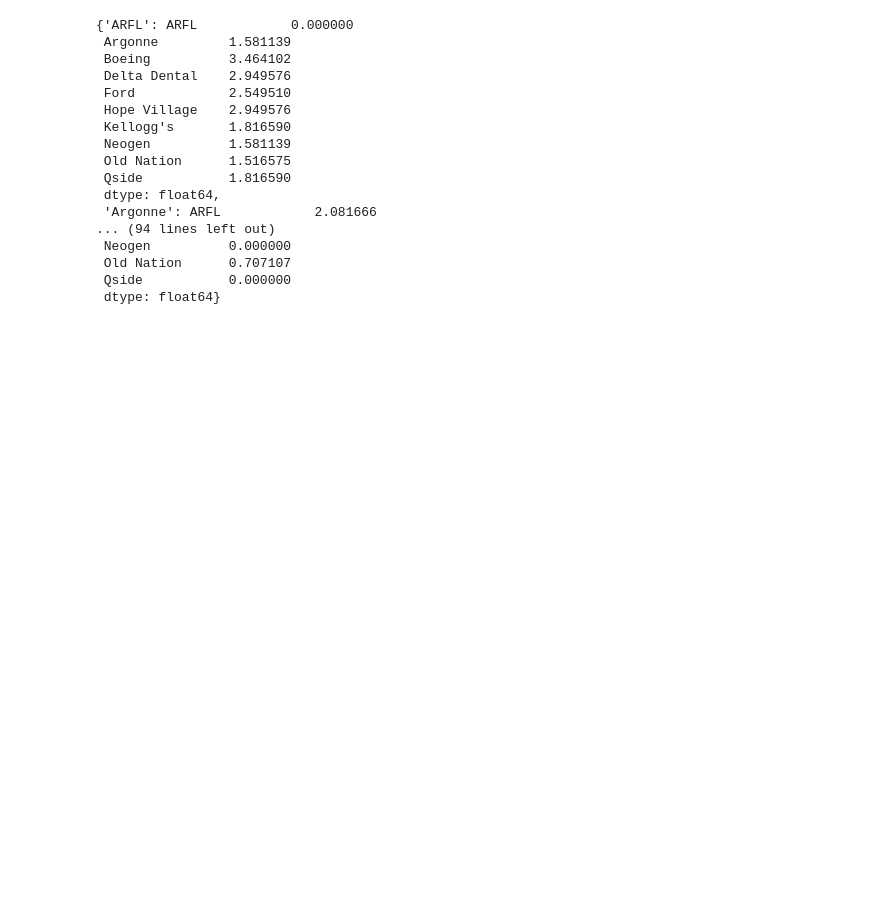
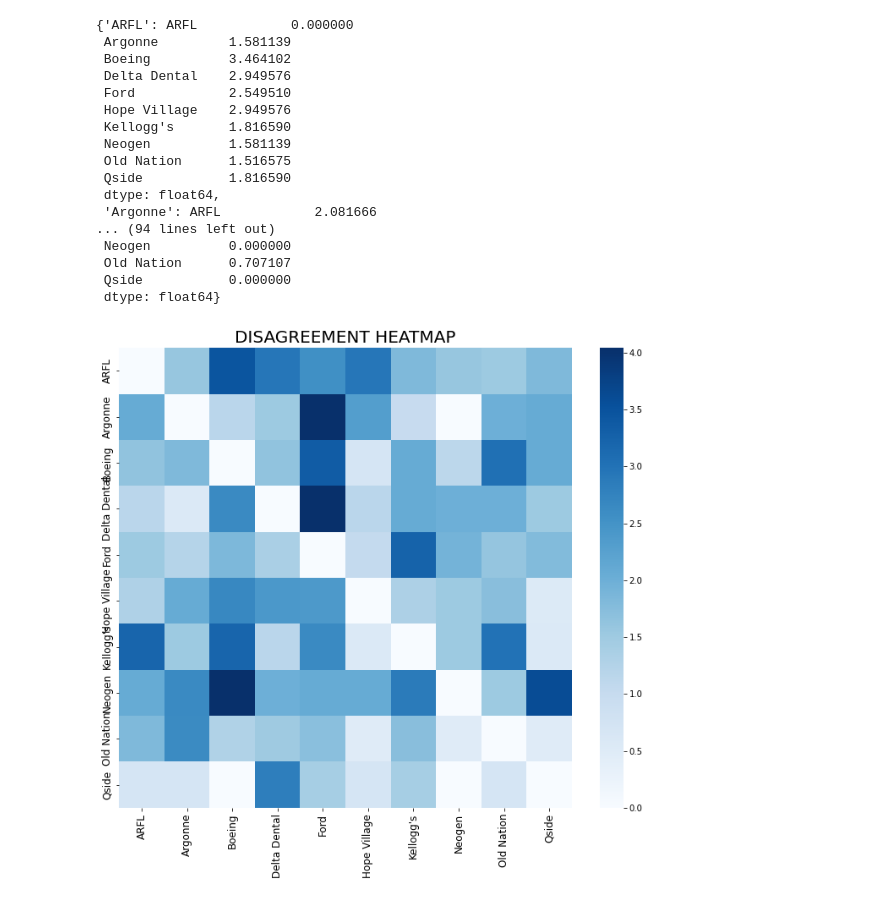
Before and after one commit to pathakis/CMSE495_2022_Distance_Measures, a Jupyter notebook: Ford-Analysis/ford_analysis-jyotsana.ipynb, the cells around one changed output. Cells and saved outputs as stored; diff of their text form; code cells hidden in the pictures; blank space fills up the shorter version.

Commit message:
figured out a plot

```diff
--- a/Ford-Analysis/ford_analysis-jyotsana.ipynb
+++ b/Ford-Analysis/ford_analysis-jyotsana.ipynb
@@ -36,3 +36,13 @@ temp
  Old Nation      0.707107
  Qside           0.000000
  dtype: float64}
+# %%
+prob_matrix = pd.DataFrame(temp).T.fillna(0)
+# %%
+plt.figure(figsize=(12,10))
+sb.heatmap(prob_matrix, cmap="Blues")
+plt.title("DISAGREEMENT HEATMAP", fontsize = 20);
+plt.xticks(fontsize=12);
+plt.yticks(fontsize=12);
+# %% [output]
+[figure, added]
```
